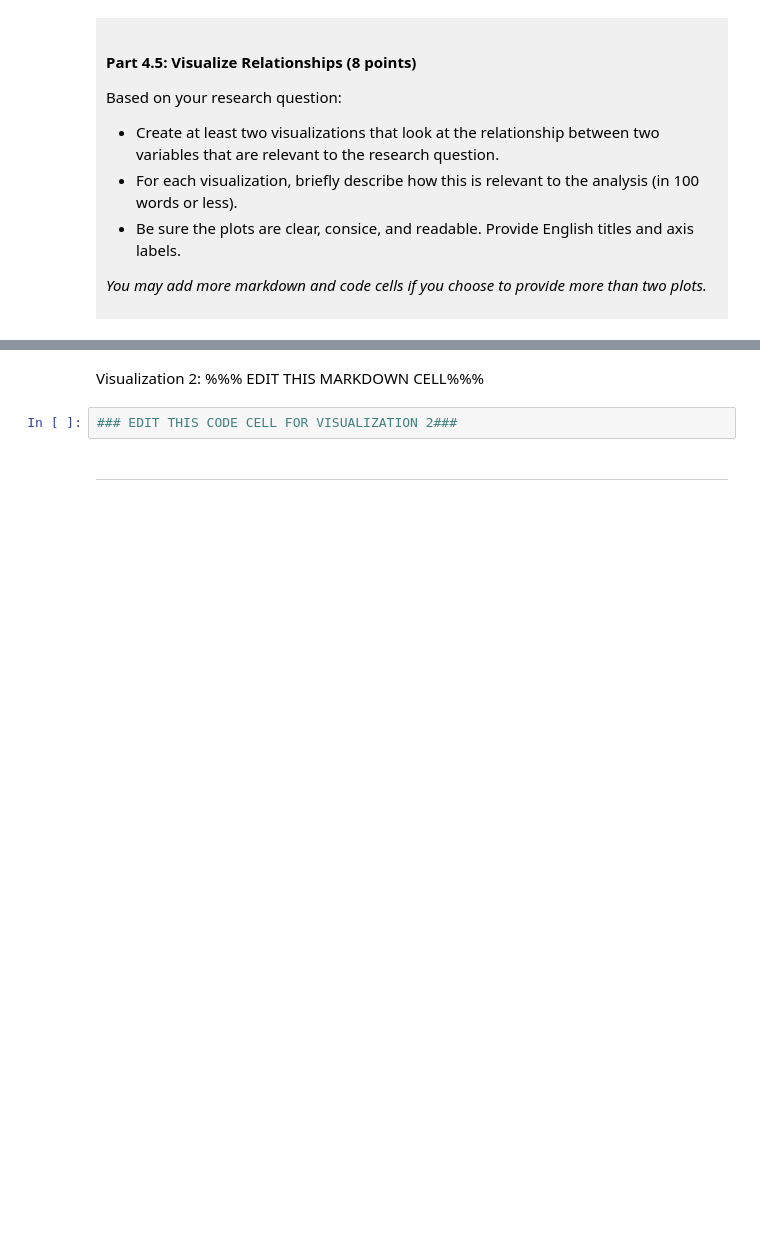
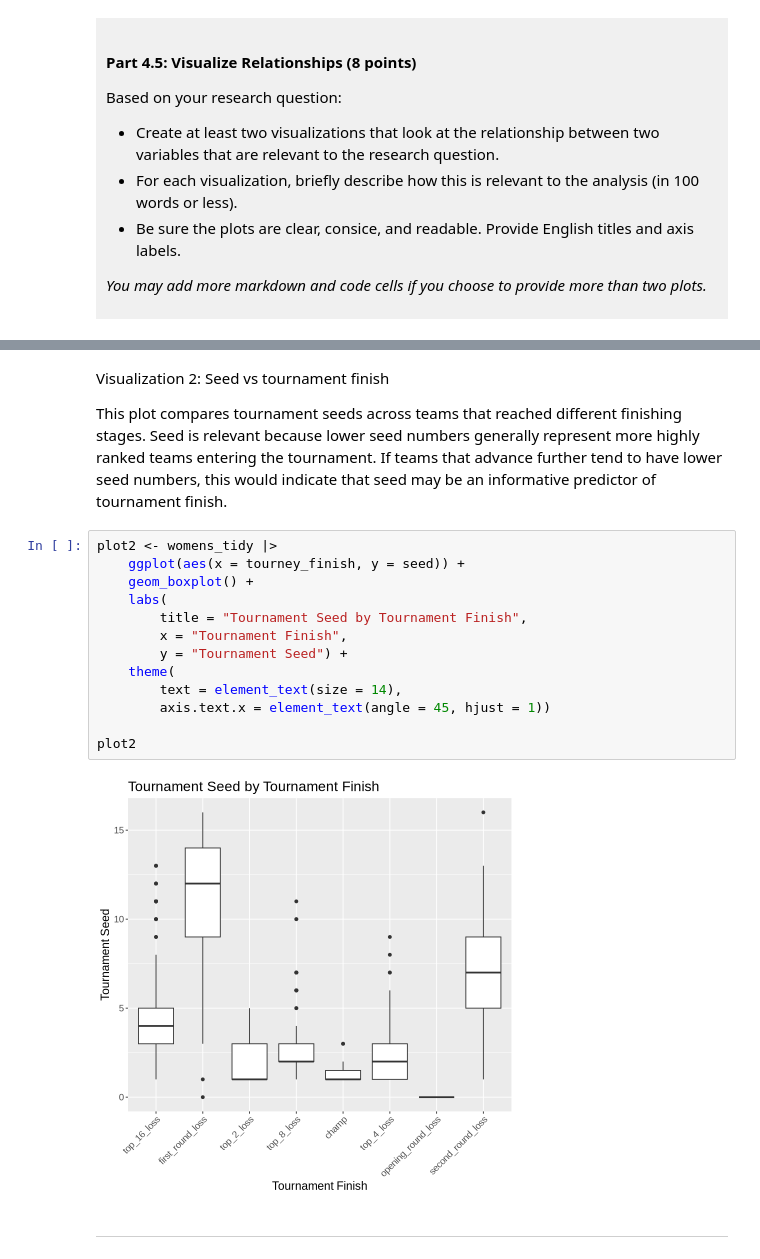
Before and after one commit to lianasd811/dsci-100-project-liana-sakaideruga, a Jupyter notebook: dsci-100-project-notebook.ipynb, the cells around one changed output, grey strips where cells are left out. Drawn from its saved outputs; the diff is of its cells as text; blank space fills up the shorter version.

```diff
--- a/dsci-100-project-notebook.ipynb
+++ b/dsci-100-project-notebook.ipynb
@@ -326,7 +405,22 @@ Visualization 1: %%% EDIT THIS MARKDOWN CELL%%%
 # %% [markdown]
-Visualization 2: %%% EDIT THIS MARKDOWN CELL%%%
+Visualization 2: Seed vs tournament finish
+
+This plot compares tournament seeds across teams that reached different finishing stages. Seed is relevant because lower seed numbers generally represent more highly ranked teams entering the tournament. If teams that advance further tend to have lower seed numbers, this would indicate that seed may be an informative predictor of tournament finish.
 # %%
-### EDIT THIS CODE CELL FOR VISUALIZATION 2###
+plot2 <- womens_tidy |>
+    ggplot(aes(x = tourney_finish, y = seed)) +
+    geom_boxplot() +
+    labs(
+        title = "Tournament Seed by Tournament Finish",
+        x = "Tournament Finish",
+        y = "Tournament Seed") +
+    theme(
+        text = element_text(size = 14),
+        axis.text.x = element_text(angle = 45, hjust = 1))
+
+plot2
+# %% [output]
+[figure, added]
 # %% [markdown]
 ------
 # %% [markdown]
```
Also changed, not shown: parts of 8 cells of this notebook.
